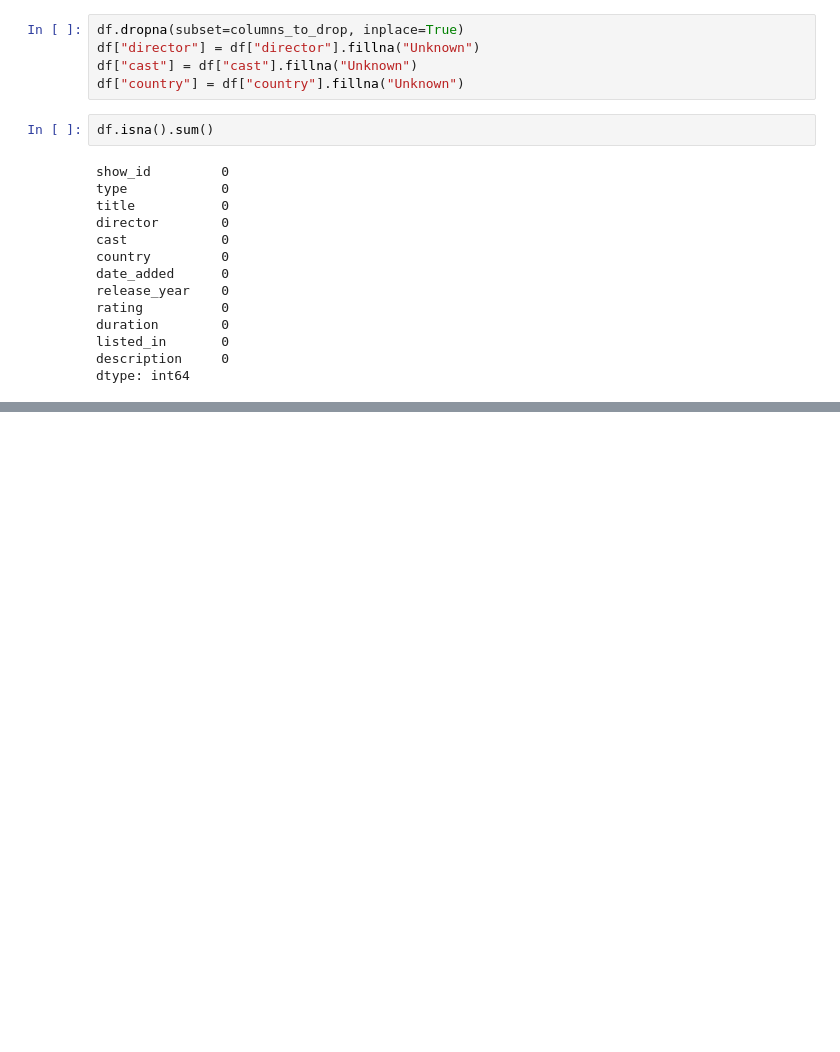
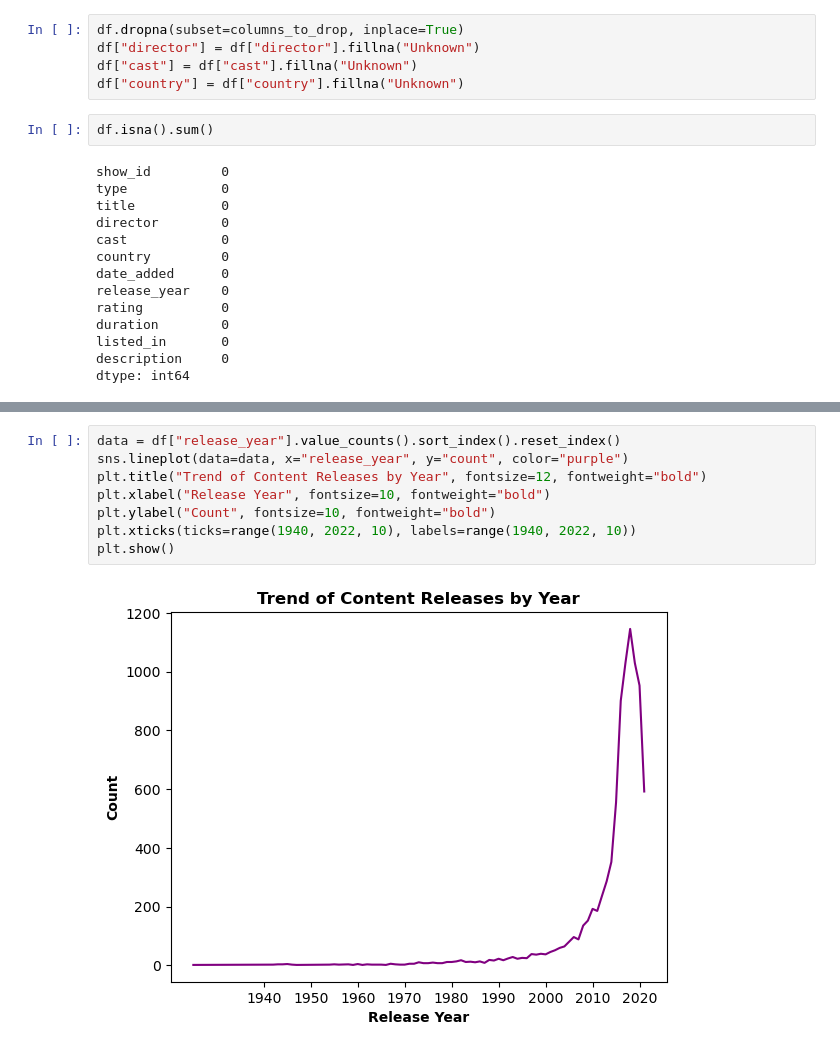
Before and after one commit to berkaygirgin/netflix-data-analysis, a Jupyter notebook: notebook/netflix_analysis.ipynb, the cells around one changed output, grey strips where cells are left out. Cells and saved outputs as stored; diff of their text form; blank space fills up the shorter version.

```diff
--- a/notebook/netflix_analysis.ipynb
+++ b/notebook/netflix_analysis.ipynb
@@ -89,0 +140,10 @@ dtype: int64
+# %%
+data = df["release_year"].value_counts().sort_index().reset_index()
+sns.lineplot(data=data, x="release_year", y="count", color="purple")
+plt.title("Trend of Content Releases by Year", fontsize=12, fontweight="bold")
+plt.xlabel("Release Year", fontsize=10, fontweight="bold")
+plt.ylabel("Count", fontsize=10, fontweight="bold")
+plt.xticks(ticks=range(1940, 2022, 10), labels=range(1940, 2022, 10))
+plt.show()
+# %% [output]
+[figure, added]
```
Also changed, not shown: parts of 5 cells of this notebook.
